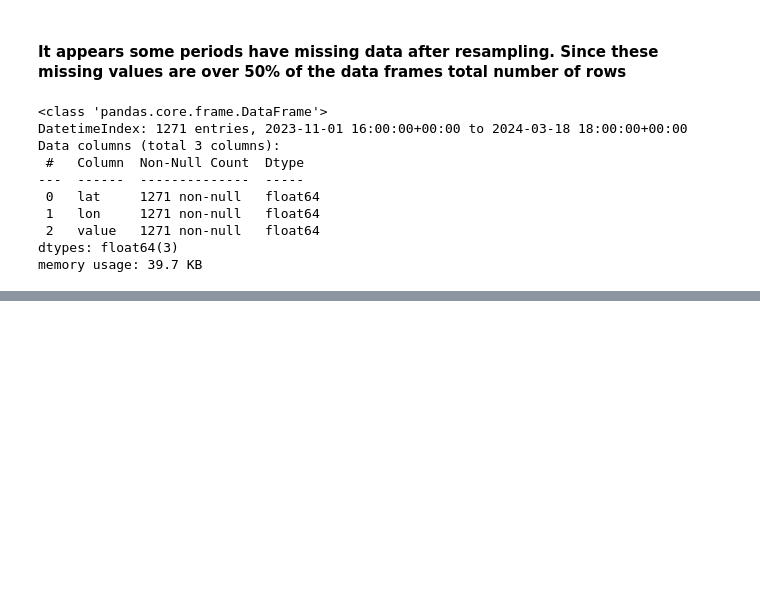
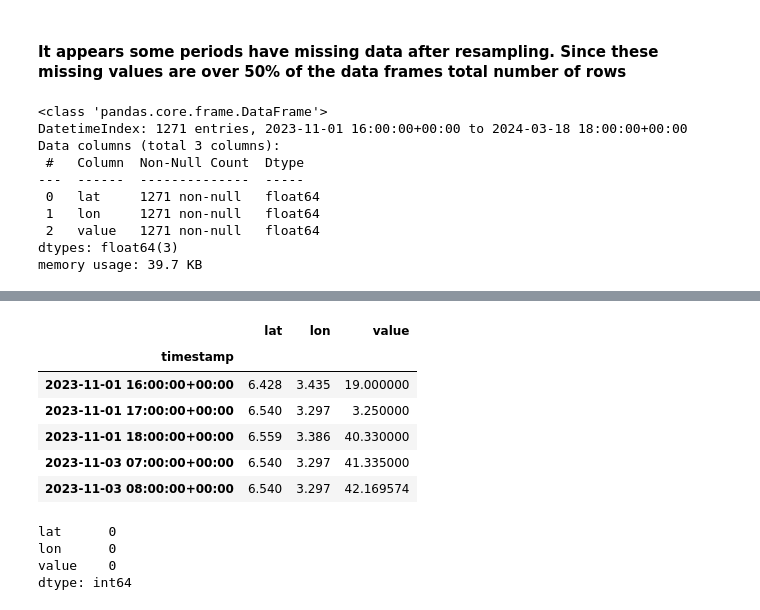
Before and after one commit to AbdulQuadri2399/Timeseries-vs-Reg-Linear-Model, a Jupyter notebook: Air_Quality_Time_Series_Prediction_.ipynb, the cells around one changed output, grey strips where cells are left out. Saved outputs shown, nothing was run; the diff lists cells and outputs as text; code cells hidden in the pictures; blank space fills up the shorter version.

```diff
--- a/Air_Quality_Time_Series_Prediction_.ipynb
+++ b/Air_Quality_Time_Series_Prediction_.ipynb
@@ -259,0 +270,17 @@ plt.plot(new_df[""])
+# %%
+new_df.head()
+# %% [output]
+|  | lat | lon | value |
+| timestamp |  |  |  |
+| 2023-11-01 16:00:00+00:00 | 6.428 | 3.435 | 19.000000 |
+| 2023-11-01 17:00:00+00:00 | 6.540 | 3.297 | 3.250000 |
+| 2023-11-01 18:00:00+00:00 | 6.559 | 3.386 | 40.330000 |
+| 2023-11-03 07:00:00+00:00 | 6.540 | 3.297 | 41.335000 |
+| 2023-11-03 08:00:00+00:00 | 6.540 | 3.297 | 42.169574 |
+# %%
+new_df.isnull().sum()
+# %% [output]
+lat      0
+lon      0
+value    0
+dtype: int64
```
Also changed, not shown: parts of 16 cells of this notebook.
